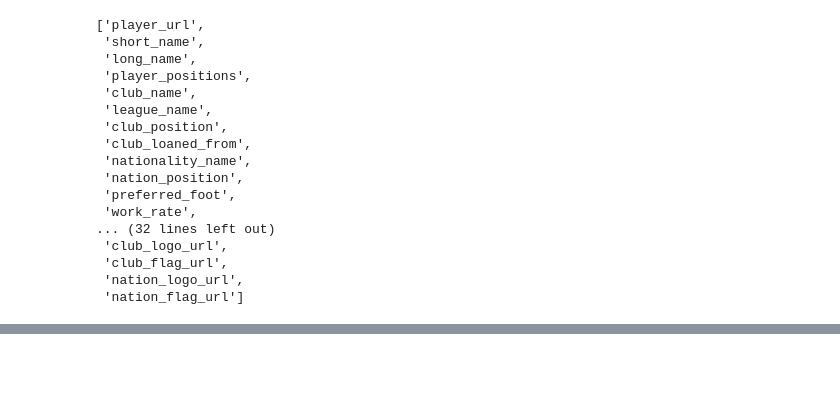
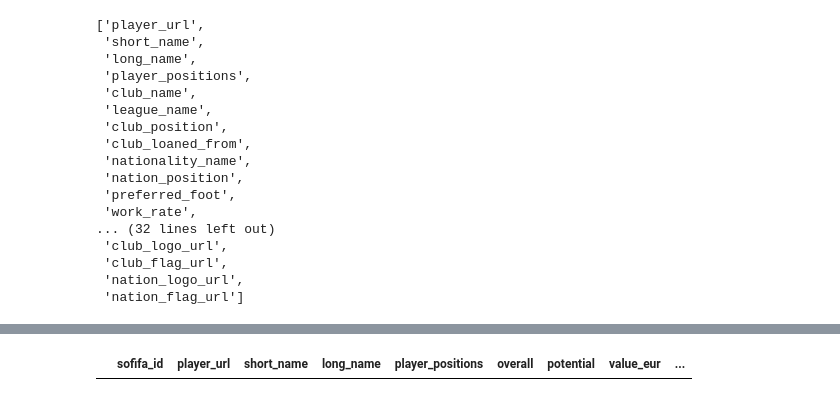
Before and after one commit to Jules-Ray-Kayla-Bert-Capstone-FiFA/fifa, a Jupyter notebook: Ray/ray_sb.ipynb, the cells around one changed output, grey strips where cells are left out. Drawn from its saved outputs; the diff is of its cells as text; code cells hidden in the pictures; blank space fills up the shorter version.

```diff
--- a/Ray/ray_sb.ipynb
+++ b/Ray/ray_sb.ipynb
@@ -114,0 +131,6 @@ Name: nation_flag_url, dtype: float64
+# %%
+new_data = df.dropna(axis = 0, how ='any')
+
+new_data.head()
+# %% [output]
+|  | sofifa_id | player_url | short_name | long_name | player_positions | overall | potential | value_eur | ... |
```
Also changed, not shown: parts of 6 cells of this notebook.
